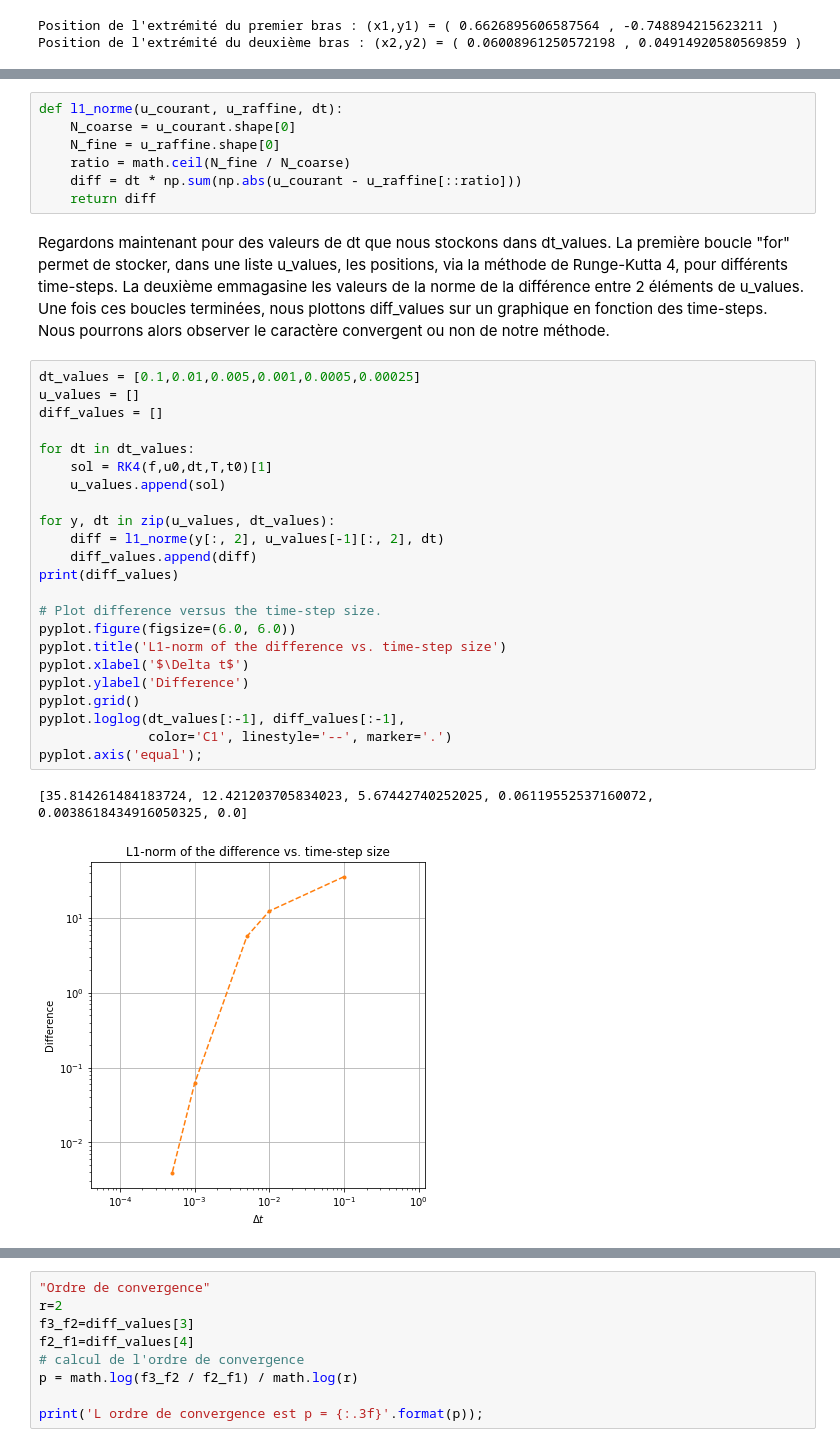
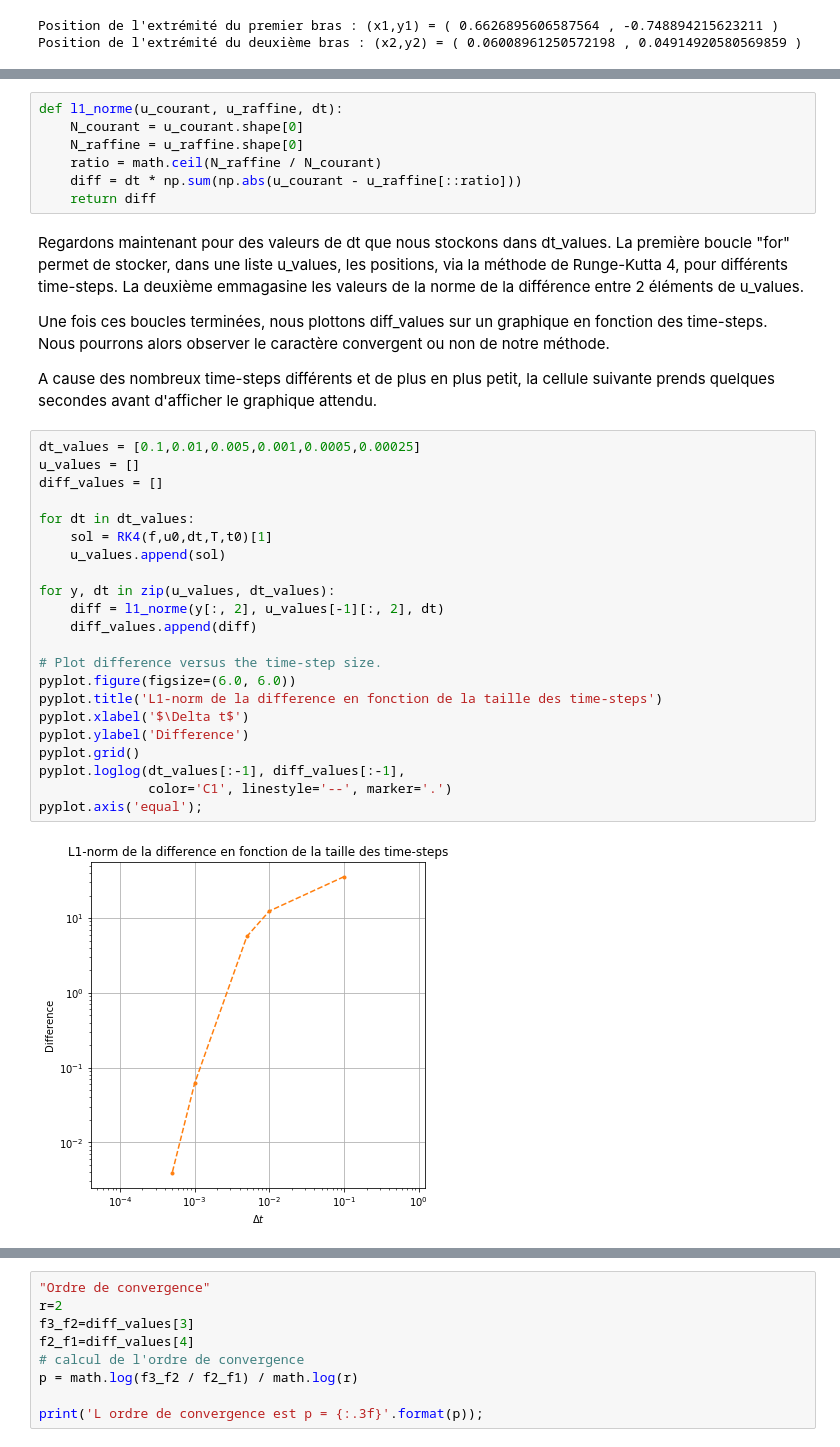
Before and after one commit to luciouw/first_repo-1, a Jupyter notebook: Double_pendule.ipynb, the cells around one changed output, grey strips where cells are left out. Saved outputs shown, nothing was run; the diff lists cells and outputs as text.

```diff
--- a/Double_pendule.ipynb
+++ b/Double_pendule.ipynb
@@ -243,39 +243,40 @@ La fonction $L1_{norme}$ nous donne la norme de la différence entre 2 tableaux
 Le calcul du ratio nous donnera combien d'éléments de notre tableau u_raffine sera associé a un élément de notre tabeau u_courant.
 # %%
 def l1_norme(u_courant, u_raffine, dt):
-    N_coarse = u_courant.shape[0]
-    N_fine = u_raffine.shape[0]
-    ratio = math.ceil(N_fine / N_coarse)
+    N_courant = u_courant.shape[0]
+    N_raffine = u_raffine.shape[0]
+    ratio = math.ceil(N_raffine / N_courant)
     diff = dt * np.sum(np.abs(u_courant - u_raffine[::ratio]))
     return diff
 # %% [markdown]
 Regardons maintenant pour des valeurs de dt que nous stockons dans dt_values.
 La première boucle "for" permet de stocker, dans une liste u_values, les positions, via la méthode de Runge-Kutta 4, pour différents time-steps. La deuxième emmagasine les valeurs de la norme de la différence entre 2 éléments de u_values.
+
 Une fois ces boucles terminées, nous plottons diff_values sur un graphique en fonction des time-steps. Nous pourrons alors observer le caractère convergent ou non de notre méthode.
+
+A cause des nombreux time-steps différents et de plus en plus petit, la cellule suivante prends quelques secondes avant d'afficher le graphique attendu.
 # %%
 dt_values = [0.1,0.01,0.005,0.001,0.0005,0.00025]
 u_values = []
 diff_values = []
 
 for dt in dt_values:
     sol = RK4(f,u0,dt,T,t0)[1]
     u_values.append(sol)
 
 for y, dt in zip(u_values, dt_values):
     diff = l1_norme(y[:, 2], u_values[-1][:, 2], dt)
     diff_values.append(diff)
-print(diff_values)
 
 # Plot difference versus the time-step size.
 pyplot.figure(figsize=(6.0, 6.0))
-pyplot.title('L1-norm of the difference vs. time-step size')
+pyplot.title('L1-norm de la difference en fonction de la taille des time-steps')
 pyplot.xlabel('$\Delta t$')
 pyplot.ylabel('Difference')
 pyplot.grid()
 pyplot.loglog(dt_values[:-1], diff_values[:-1],
               color='C1', linestyle='--', marker='.')
 pyplot.axis('equal');
 # %% [output]
-[35.814261484183724, 12.421203705834023, 5.67442740252025, 0.06119552537160072, 0.0038618434916050325, 0.0]
-[figure, old version]
+[figure, new version]
 # %% [markdown]
```
Also changed, not shown: parts of 9 cells of this notebook.
